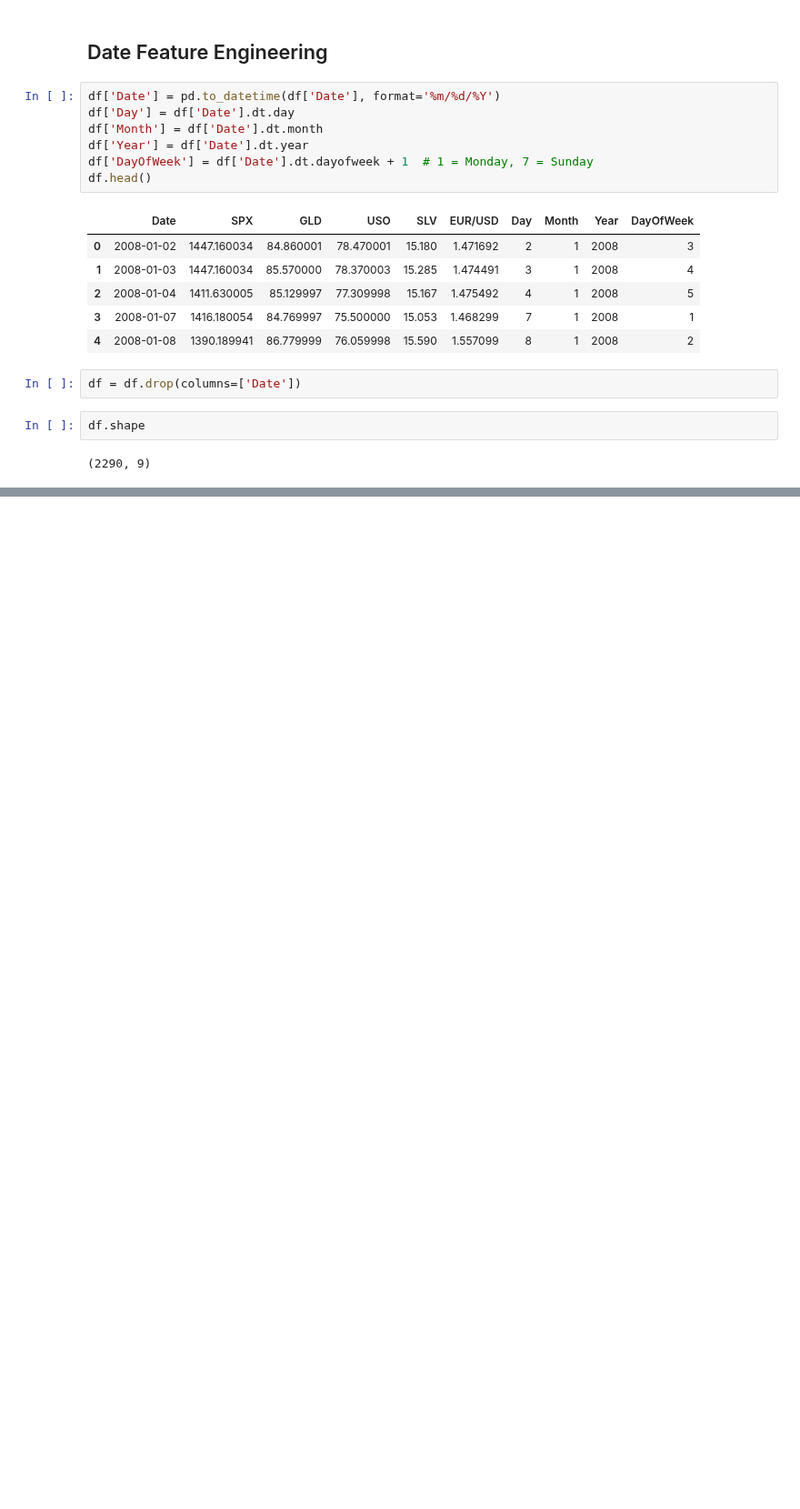
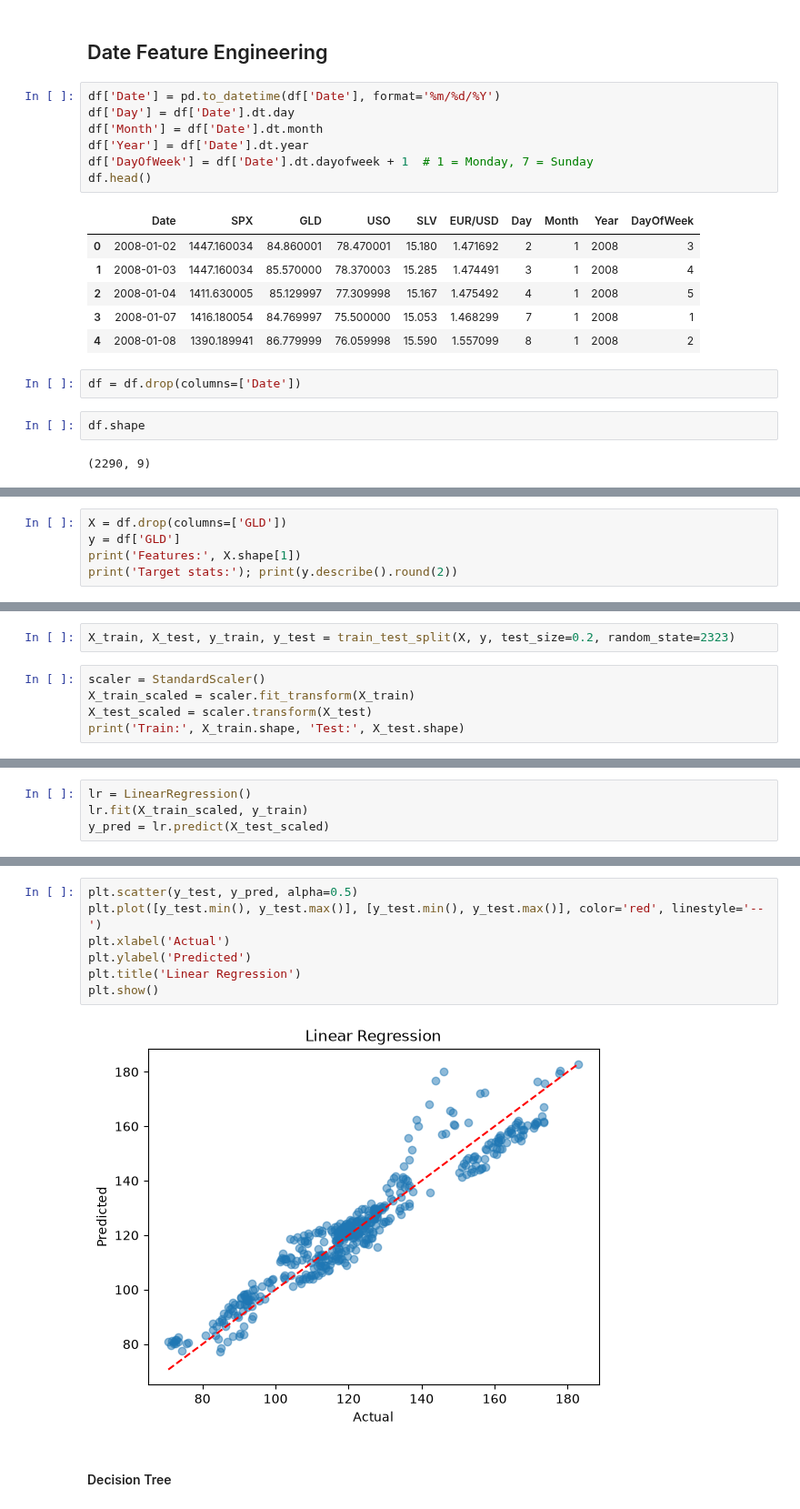
Before and after one commit to imgabrielas/Not-So-Small-ML, a Jupyter notebook: gold-price-prediction/notebook.ipynb, the cells around one changed output, grey strips where cells are left out. Shown at 91% size. Drawn from its saved outputs; the diff is of its cells as text; blank space fills up the shorter version.

```diff
--- a/gold-price-prediction/notebook.ipynb
+++ b/gold-price-prediction/notebook.ipynb
@@ -133,0 +129,5 @@ df.shape
+# %%
+X = df.drop(columns=['GLD'])
+y = df['GLD']
+print('Features:', X.shape[1])
+print('Target stats:'); print(y.describe().round(2))
@@ -133,0 +146,7 @@ df.shape
+# %%
+X_train, X_test, y_train, y_test = train_test_split(X, y, test_size=0.2, random_state=2323)
+# %%
+scaler = StandardScaler()
+X_train_scaled = scaler.fit_transform(X_train)
+X_test_scaled = scaler.transform(X_test)
+print('Train:', X_train.shape, 'Test:', X_test.shape)
@@ -133,0 +162,4 @@ df.shape
+# %%
+lr = LinearRegression()
+lr.fit(X_train_scaled, y_train)
+y_pred = lr.predict(X_test_scaled)
@@ -133,0 +184,11 @@ df.shape
+# %%
+plt.scatter(y_test, y_pred, alpha=0.5)
+plt.plot([y_test.min(), y_test.max()], [y_test.min(), y_test.max()], color='red', linestyle='--')
+plt.xlabel('Actual')
+plt.ylabel('Predicted')
+plt.title('Linear Regression')
+plt.show()
+# %% [output]
+[figure, added]
+# %% [markdown]
+#### Decision Tree
```
Also changed, not shown: parts of 11 cells of this notebook.
